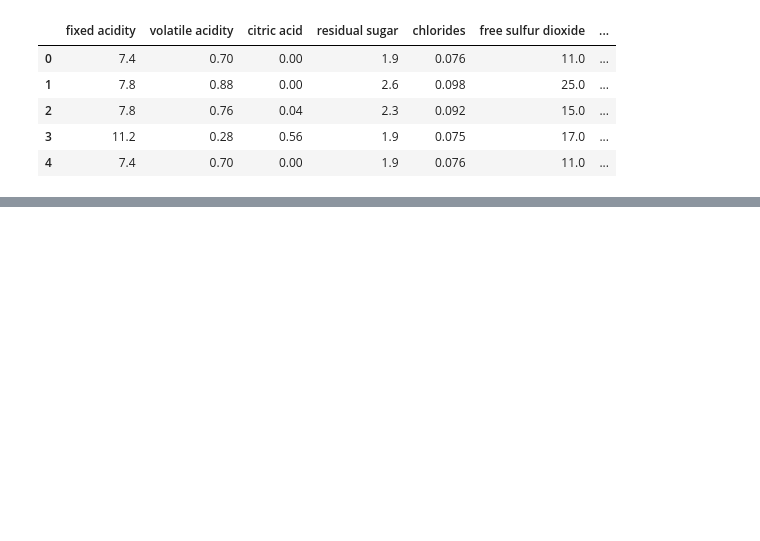
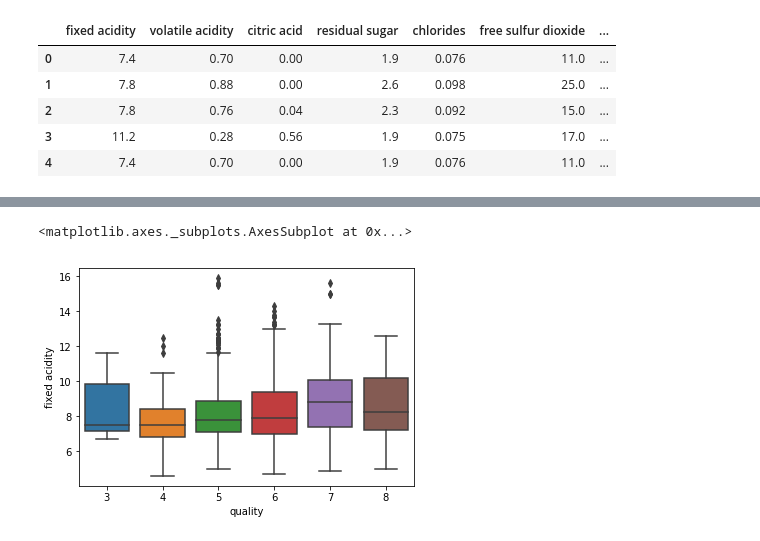
Before and after one commit to Alexis-Summey/Read_Between_the_Wines, a Jupyter notebook: wine_quality_nd.ipynb, the cells around one changed output, grey strips where cells are left out. Cells and saved outputs as stored; diff of their text form; code cells hidden in the pictures; blank space fills up the shorter version.

```diff
--- a/wine_quality_nd.ipynb
+++ b/wine_quality_nd.ipynb
@@ -238,0 +78,5 @@ ValueError: A target array with shape (1199, 3) was passed for an output of shap
+# %%
+sns.boxplot('quality','fixed acidity', data=wine)
+# %% [output]
+<matplotlib.axes._subplots.AxesSubplot at 0x...>
+[figure, added]
```
Also changed, not shown: parts of 75 cells of this notebook.
